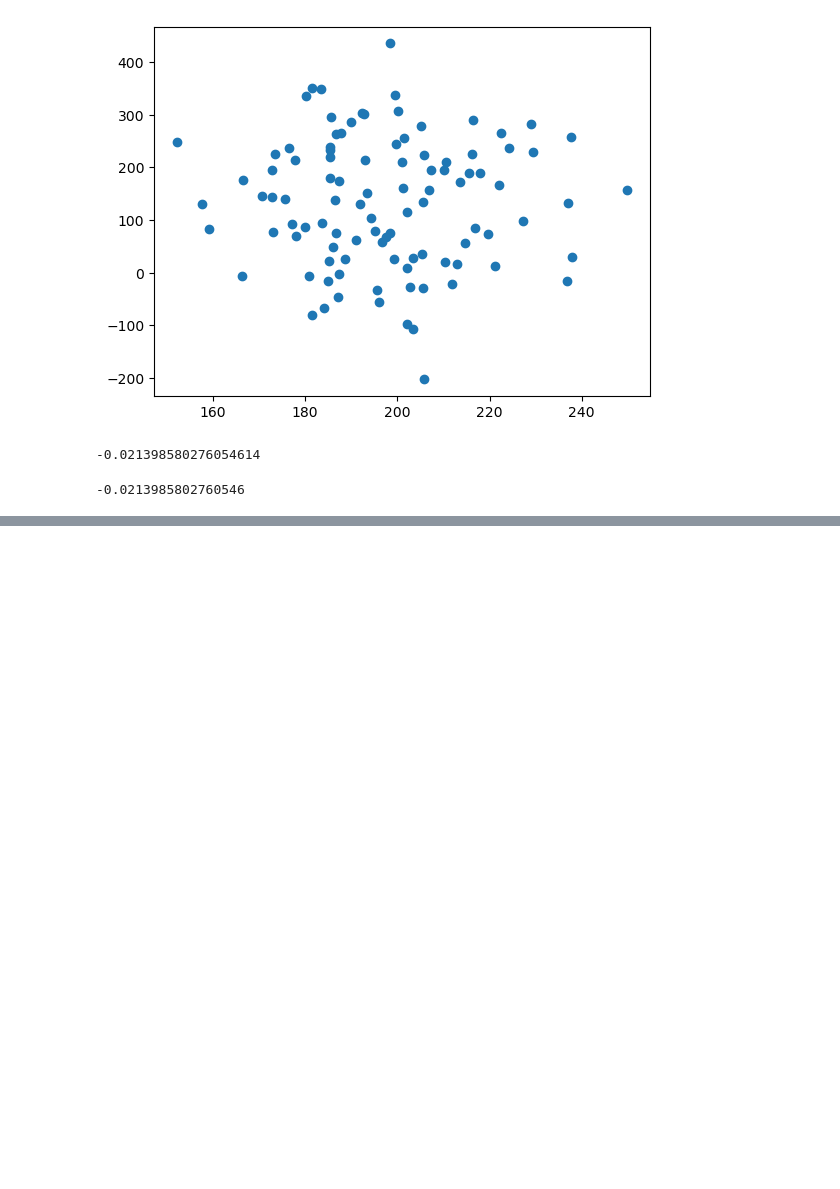
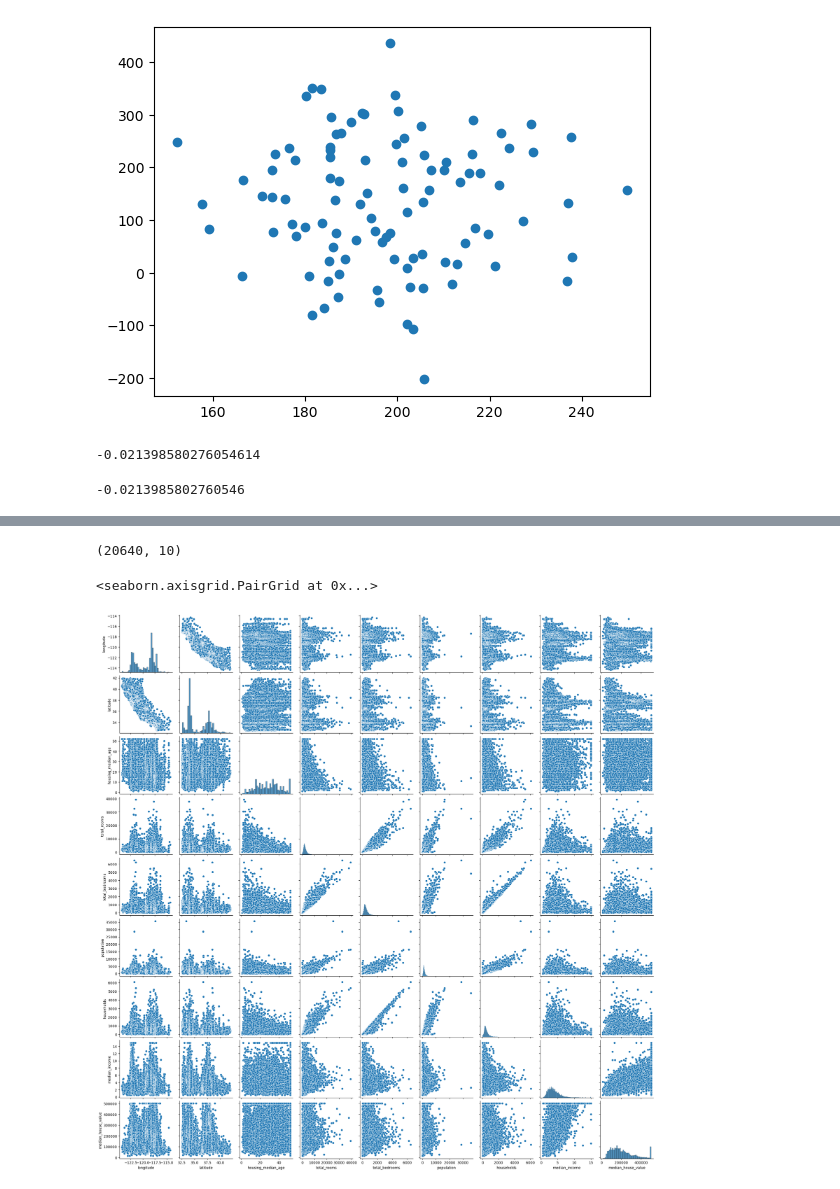
Before and after one commit to jealcalat/AEM-ITESO, a Jupyter notebook: Untitled.ipynb, the cells around one changed output, grey strips where cells are left out. Drawn from its saved outputs; the diff is of its cells as text; code cells hidden in the pictures; blank space fills up the shorter version.

```diff
--- a/Untitled.ipynb
+++ b/Untitled.ipynb
@@ -152,0 +180,7 @@ np.corrcoef(x*20,y)[0,1]
+# %%
+import pandas as pd
+import matplotlib.pyplot as plt
+# Read the data from the URL
+housing = pd.read_csv('https://raw.githubusercontent.com/ageron/handson-ml/master/datasets/housing/housing.csv')
+
+housing.head()
@@ -152,0 +194,11 @@ np.corrcoef(x*20,y)[0,1]
+# %%
+housing.shape
+# %% [output]
+(20640, 10)
+# %%
+import seaborn as sb
+
+sb.pairplot(data=housing, kind='scatter')
+# %% [output]
+<seaborn.axisgrid.PairGrid at 0x...>
+[figure, added]
```
Also changed, not shown: parts of 8 cells of this notebook, 2 other files.
